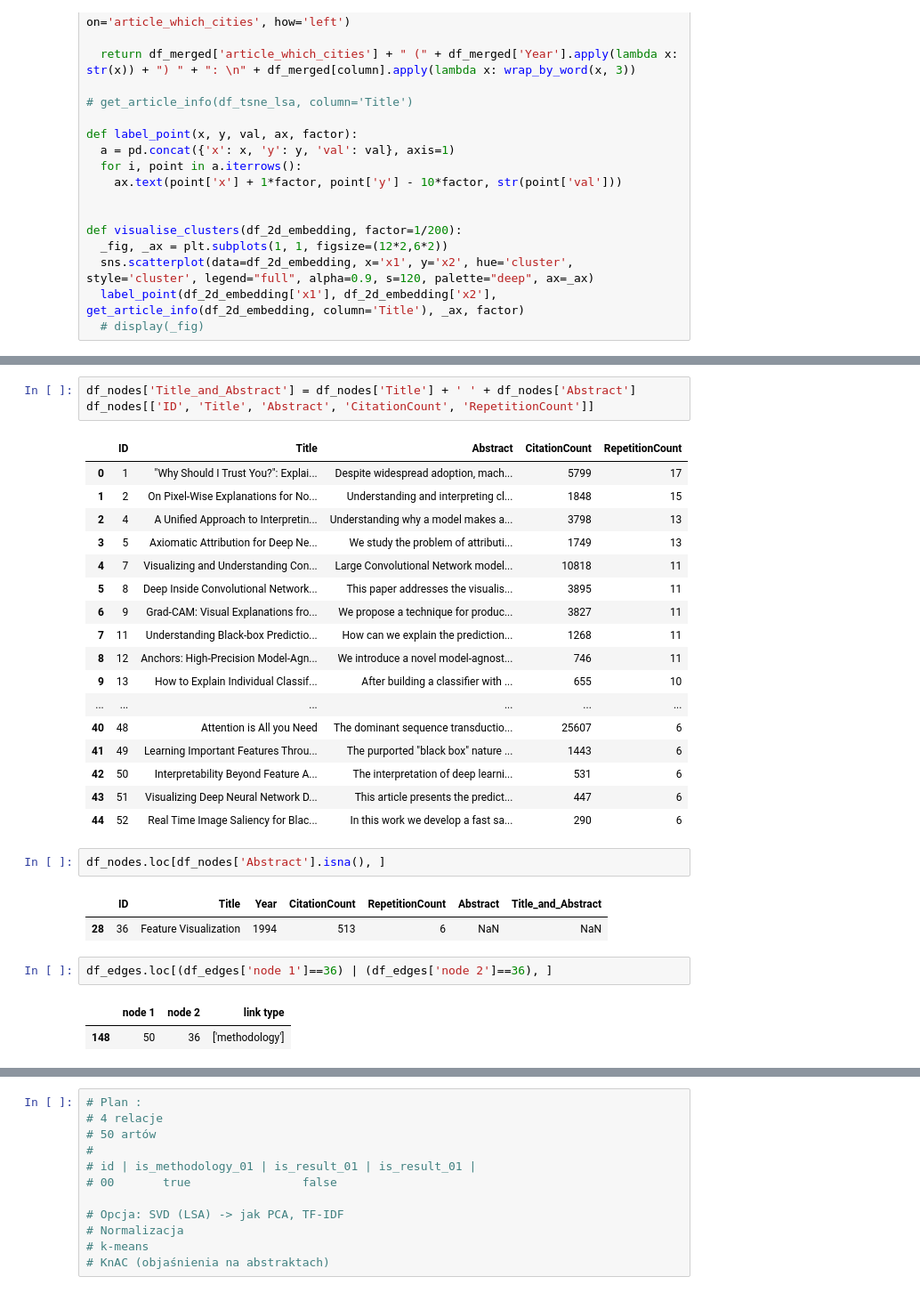
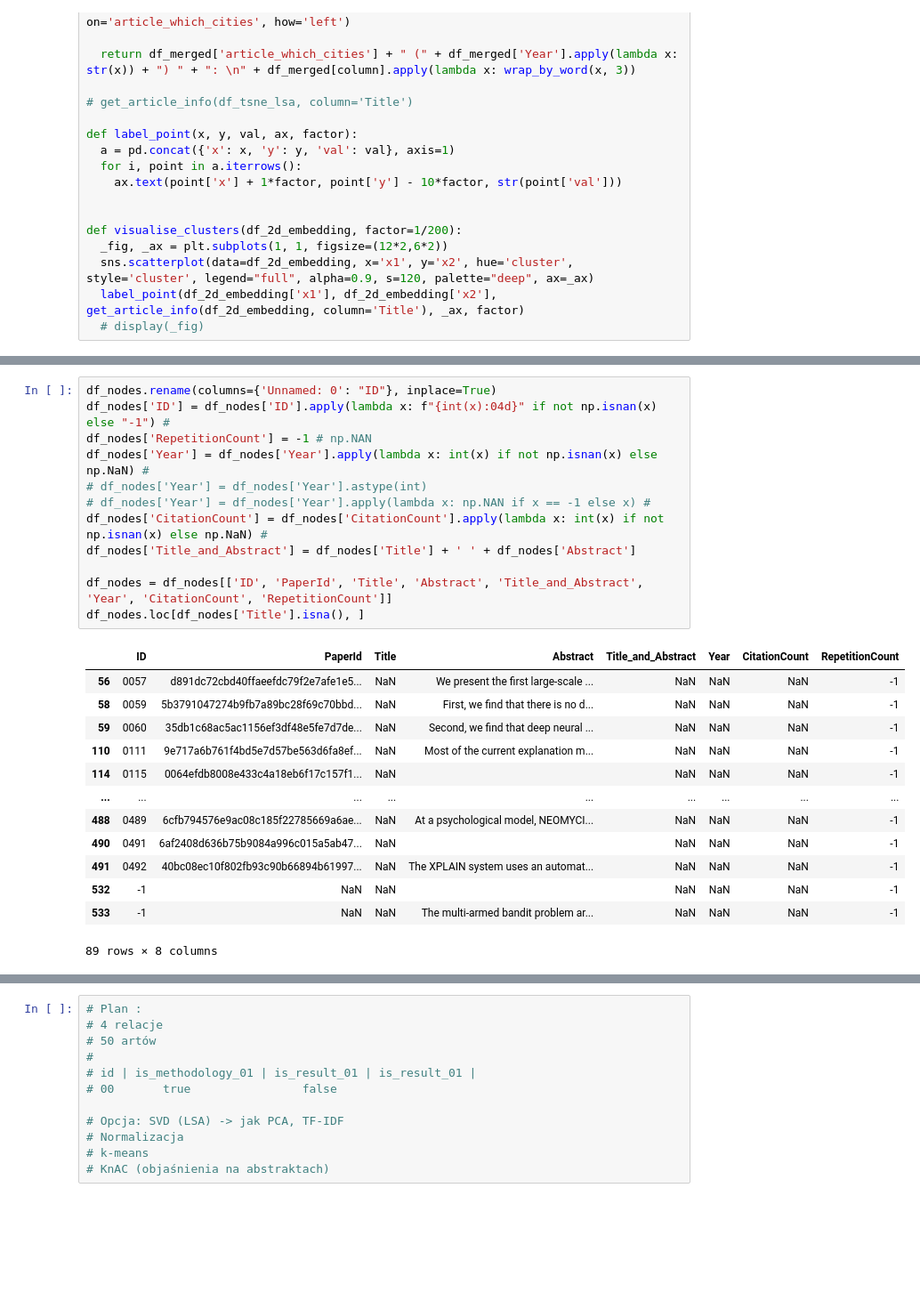
Before and after one commit to mozo64/xai-survey, a Jupyter notebook: src/clustering.ipynb, the cells around one changed output, grey strips where cells are left out. Shown at 89% size. Cells and saved outputs as stored; diff of their text form; blank space fills up the shorter version.

```diff
--- a/src/clustering.ipynb
+++ b/src/clustering.ipynb
@@ -145,31 +170,26 @@ df_edges = pd.read_excel('notebooks/xai-survey/Data.xlsx', sheet_name=0)
-# %%
-df_nodes['Title_and_Abstract'] = df_nodes['Title'] + ' ' + df_nodes['Abstract']
-df_nodes[['ID', 'Title', 'Abstract', 'CitationCount', 'RepetitionCount']]
-# %% [output]
-|  | ID | Title | Abstract | CitationCount | RepetitionCount |
-| 0 | 1 | "Why Should I Trust You?": Explai... | Despite widespread adoption, mach... | 5799 | 17 |
-| 1 | 2 | On Pixel-Wise Explanations for No... | Understanding and interpreting cl... | 1848 | 15 |
-| 2 | 4 | A Unified Approach to Interpretin... | Understanding why a model makes a... | 3798 | 13 |
-| 3 | 5 | Axiomatic Attribution for Deep Ne... | We study the problem of attributi... | 1749 | 13 |
-| 4 | 7 | Visualizing and Understanding Con... | Large Convolutional Network model... | 10818 | 11 |
-| 5 | 8 | Deep Inside Convolutional Network... | This paper addresses the visualis... | 3895 | 11 |
-| 6 | 9 | Grad-CAM: Visual Explanations fro... | We propose a technique for produc... | 3827 | 11 |
-| 7 | 11 | Understanding Black-box Predictio... | How can we explain the prediction... | 1268 | 11 |
-| 8 | 12 | Anchors: High-Precision Model-Agn... | We introduce a novel model-agnost... | 746 | 11 |
-| 9 | 13 | How to Explain Individual Classif... | After building a classifier with ... | 655 | 10 |
-| ... | ... | ... | ... | ... | ... |
-| 40 | 48 | Attention is All you Need | The dominant sequence transductio... | 25607 | 6 |
-| 41 | 49 | Learning Important Features Throu... | The purported "black box" nature ... | 1443 | 6 |
-| 42 | 50 | Interpretability Beyond Feature A... | The interpretation of deep learni... | 531 | 6 |
-| 43 | 51 | Visualizing Deep Neural Network D... | This article presents the predict... | 447 | 6 |
-| 44 | 52 | Real Time Image Saliency for Blac... | In this work we develop a fast sa... | 290 | 6 |
-# %%
-df_nodes.loc[df_nodes['Abstract'].isna(), ]
-# %% [output]
-|  | ID | Title | Year | CitationCount | RepetitionCount | Abstract | Title_and_Abstract |
-| 28 | 36 | Feature Visualization | 1994 | 513 | 6 | NaN | NaN |
-# %%
-df_edges.loc[(df_edges['node 1']==36) | (df_edges['node 2']==36), ]
-# %% [output]
-|  | node 1 | node 2 | link type |
-| 148 | 50 | 36 | ['methodology'] |
+# %%
+df_nodes.rename(columns={'Unnamed: 0': "ID"}, inplace=True)
+df_nodes['ID'] = df_nodes['ID'].apply(lambda x: f"{int(x):04d}" if not np.isnan(x) else "-1") #
+df_nodes['RepetitionCount'] = -1 # np.NAN
+df_nodes['Year'] = df_nodes['Year'].apply(lambda x: int(x) if not np.isnan(x) else np.NaN) #
+# df_nodes['Year'] = df_nodes['Year'].astype(int)
+# df_nodes['Year'] = df_nodes['Year'].apply(lambda x: np.NAN if x == -1 else x) #
+df_nodes['CitationCount'] = df_nodes['CitationCount'].apply(lambda x: int(x) if not np.isnan(x) else np.NaN) #
+df_nodes['Title_and_Abstract'] = df_nodes['Title'] + ' ' + df_nodes['Abstract']
+
+df_nodes = df_nodes[['ID', 'PaperId', 'Title', 'Abstract', 'Title_and_Abstract', 'Year', 'CitationCount', 'RepetitionCount']]
+df_nodes.loc[df_nodes['Title'].isna(), ]
+# %% [output]
+|  | ID | PaperId | Title | Abstract | Title_and_Abstract | Year | CitationCount | RepetitionCount |
+| 56 | 0057 | d891dc72cbd40ffaeefdc79f2e7afe1e5... | NaN | We present the first large-scale ... | NaN | NaN | NaN | -1 |
+| 58 | 0059 | 5b3791047274b9fb7a89bc28f69c70bbd... | NaN | First, we find that there is no d... | NaN | NaN | NaN | -1 |
+| 59 | 0060 | 35db1c68ac5ac1156ef3df48e5fe7d7de... | NaN | Second, we find that deep neural ... | NaN | NaN | NaN | -1 |
+| 110 | 0111 | 9e717a6b761f4bd5e7d57be563d6fa8ef... | NaN | Most of the current explanation m... | NaN | NaN | NaN | -1 |
+| 114 | 0115 | 0064efdb8008e433c4a18eb6f17c157f1... | NaN |  | NaN | NaN | NaN | -1 |
+| ... | ... | ... | ... | ... | ... | ... | ... | ... |
+| 488 | 0489 | 6cfb794576e9ac08c185f22785669a6ae... | NaN | At a psychological model, NEOMYCI... | NaN | NaN | NaN | -1 |
+| 490 | 0491 | 6af2408d636b75b9084a996c015a5ab47... | NaN |  | NaN | NaN | NaN | -1 |
+| 491 | 0492 | 40bc08ec10f802fb93c90b66894b61997... | NaN | The XPLAIN system uses an automat... | NaN | NaN | NaN | -1 |
+| 532 | -1 | NaN | NaN |  | NaN | NaN | NaN | -1 |
+| 533 | -1 | NaN | NaN | The multi-armed bandit problem ar... | NaN | NaN | NaN | -1 |
+89 rows × 8 columns
```
Also changed, not shown: parts of 5 cells of this notebook.
